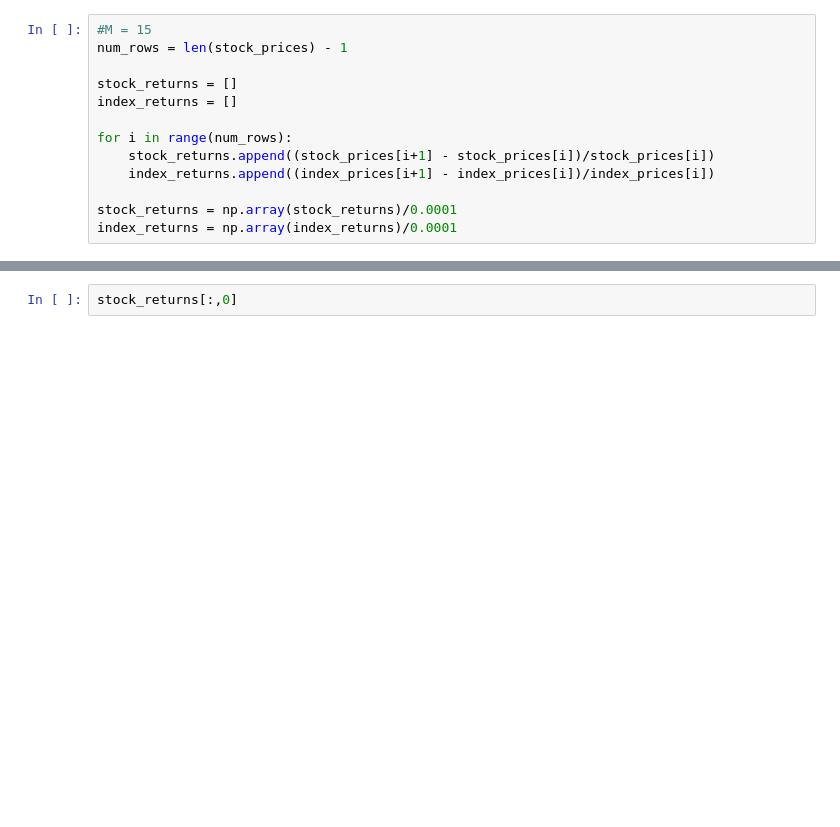
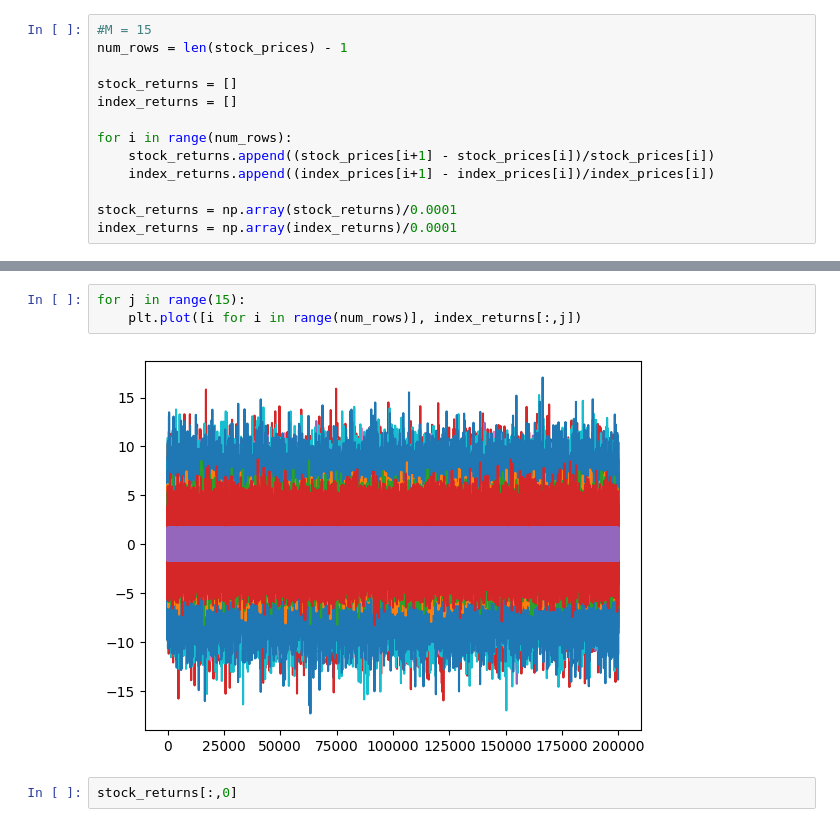
Before and after one commit to alexriderspy/TRC-competition, a Jupyter notebook: tower_compe.ipynb, the cells around one changed output, grey strips where cells are left out. Cells and saved outputs as stored; diff of their text form; blank space fills up the shorter version.

```diff
--- a/tower_compe.ipynb
+++ b/tower_compe.ipynb
@@ -83,3 +84,8 @@ plt.plot([i for i in range(num_rows)], stock_returns[:,57])
+# %%
+for j in range(15):
+    plt.plot([i for i in range(num_rows)], index_returns[:,j])
+# %% [output]
+[figure, added]
 # %%
 stock_returns[:,0]
 # %% [output]
```
Also changed, not shown: parts of 15 cells of this notebook.
